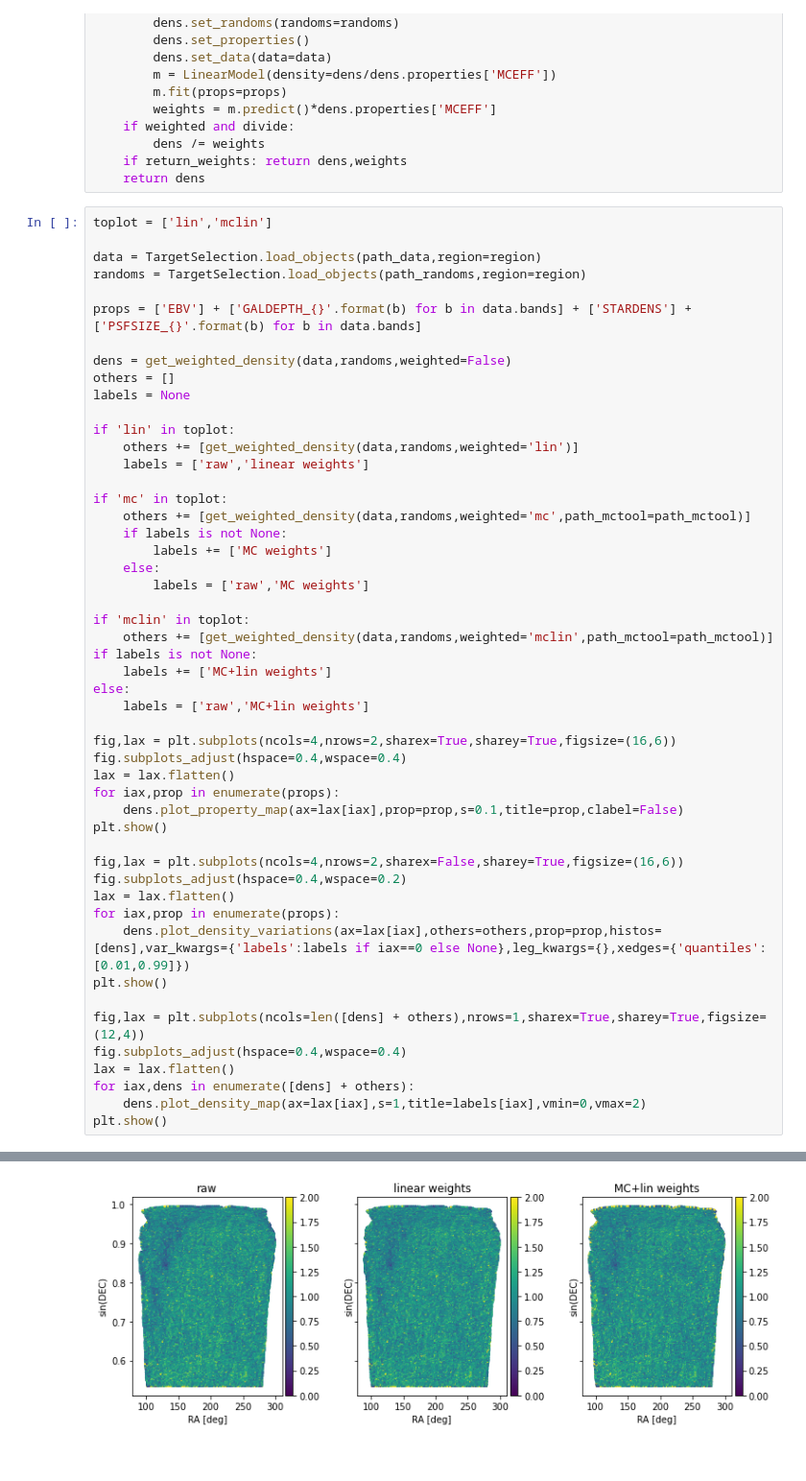
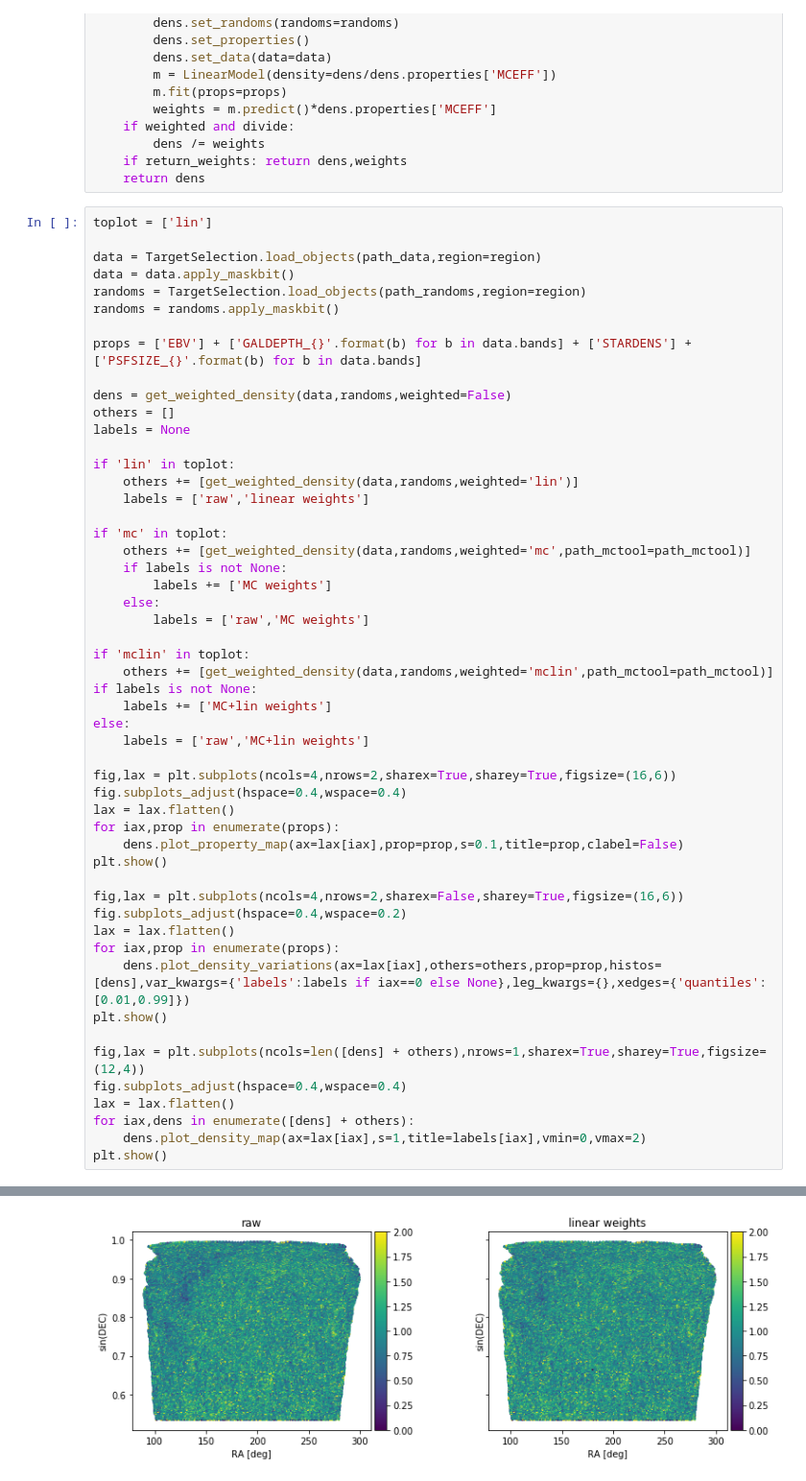
Before and after one commit to adematti/photometry, a Jupyter notebook: NERSC/checks.ipynb, the cells around one changed output, grey strips where cells are left out. Shown at 96% size. Drawn from its saved outputs; the diff is of its cells as text.

```diff
--- a/NERSC/checks.ipynb
+++ b/NERSC/checks.ipynb
@@ -60,10 +58,12 @@ def get_weighted_density(data,randoms,weighted=False,divide=True,return_weights=
     if return_weights: return dens,weights
     return dens
 # %%
-toplot = ['lin','mclin']
+toplot = ['lin']
 
 data = TargetSelection.load_objects(path_data,region=region)
+data = data.apply_maskbit()
 randoms = TargetSelection.load_objects(path_randoms,region=region)
+randoms = randoms.apply_maskbit()
 
 props = ['EBV'] + ['GALDEPTH_{}'.format(b) for b in data.bands] + ['STARDENS'] +  ['PSFSIZE_{}'.format(b) for b in data.bands]
 
@@ -149 +148 @@ plt.show()
-[figure, old version]
+[figure, new version]
```
Also changed, not shown: parts of 2 cells of this notebook, 10 other files.
